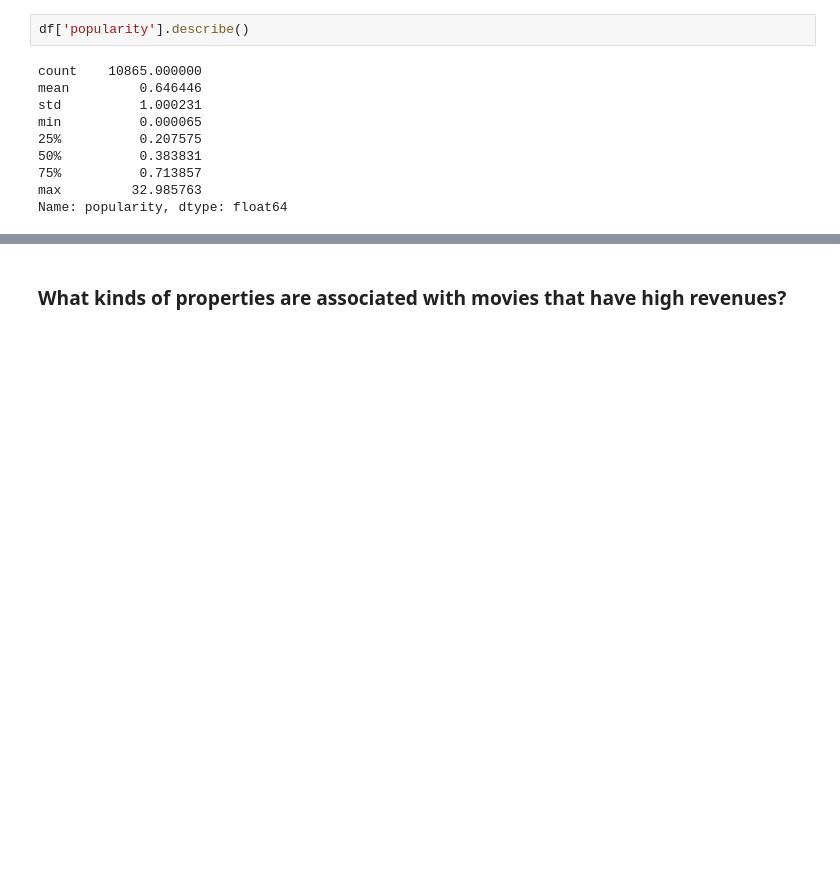
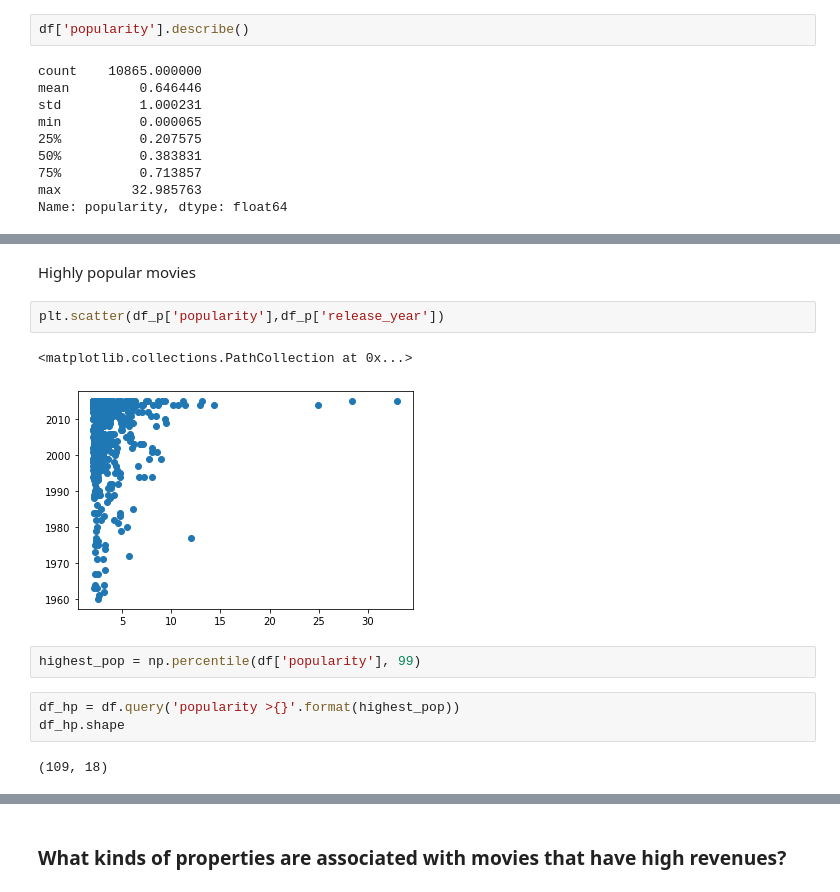
Before and after one commit to NataliiaKinash/movies-analysis, a Jupyter notebook: investigate-a-dataset-template.ipynb, the cells around one changed output, grey strips where cells are left out. Cells and saved outputs as stored; diff of their text form; blank space fills up the shorter version.

```diff
--- a/investigate-a-dataset-template.ipynb
+++ b/investigate-a-dataset-template.ipynb
@@ -135,0 +142,14 @@ df_p.groupby('release_year')['genres']
+# %% [markdown]
+Highly popular movies
+# %%
+plt.scatter(df_p['popularity'],df_p['release_year'])
+# %% [output]
+<matplotlib.collections.PathCollection at 0x...>
+[figure, added]
+# %%
+highest_pop = np.percentile(df['popularity'], 99)
+# %%
+df_hp = df.query('popularity >{}'.format(highest_pop))
+df_hp.shape
+# %% [output]
+(109, 18)
```
Also changed, not shown: parts of 24 cells of this notebook.
